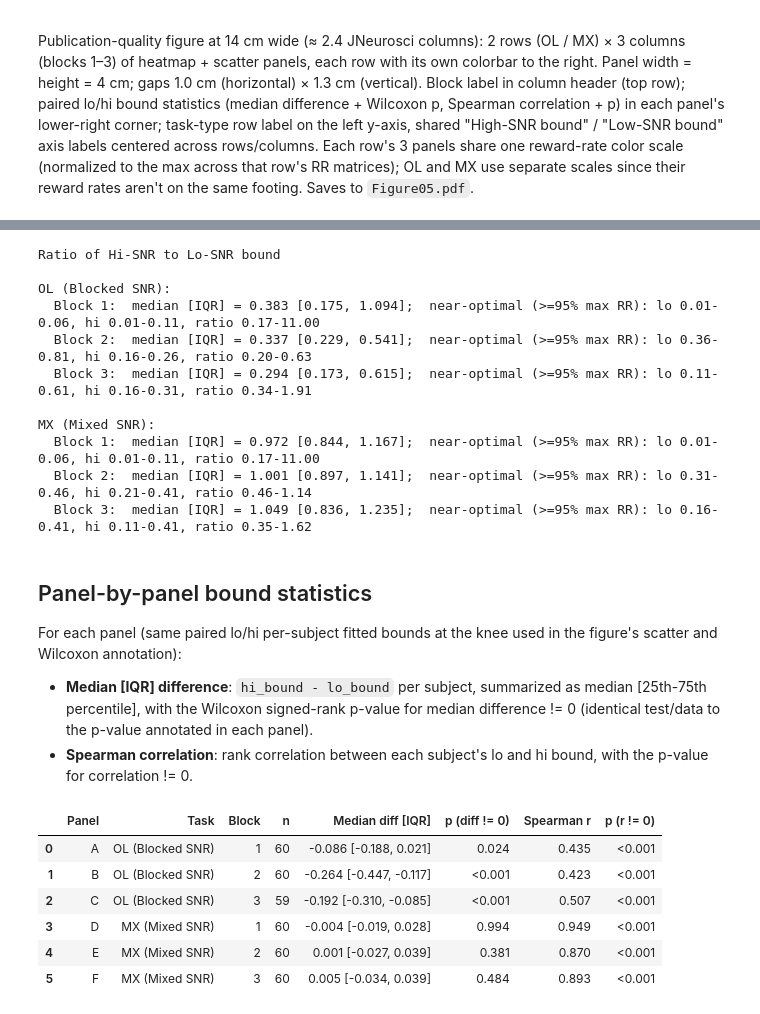
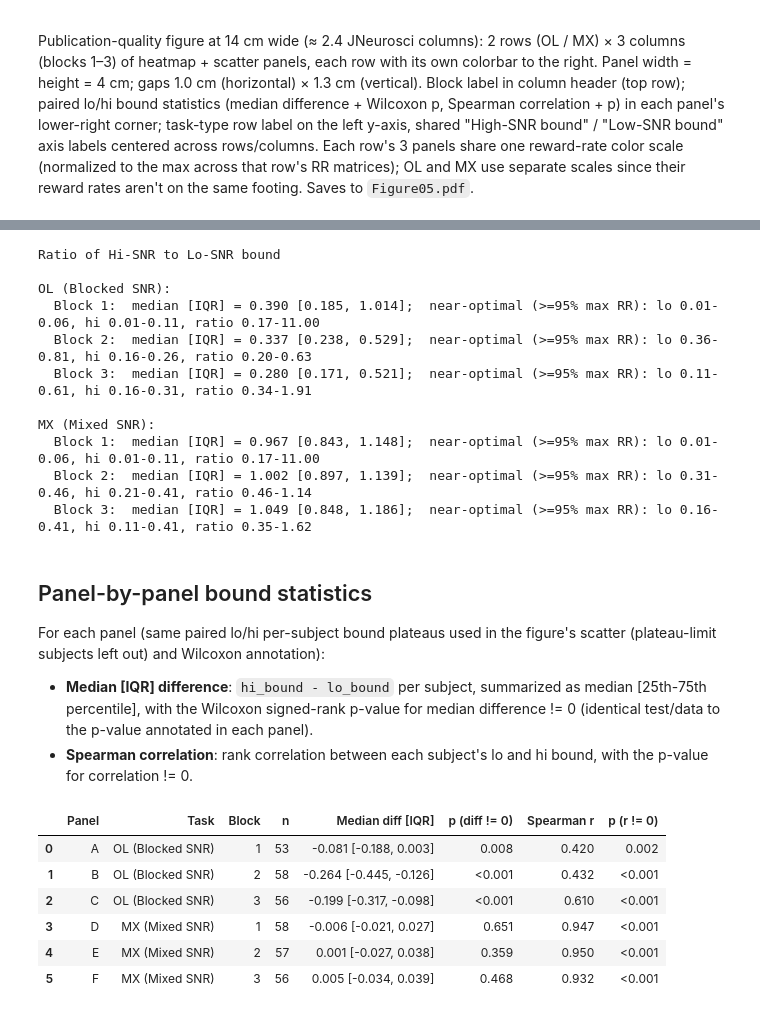
Before and after one commit to TheGoldLab/ms_2026_kalburge_etal_elife, a Jupyter notebook: notebooks/Figure05_mixedVsBlockedSNR.ipynb, the cells around one changed output, grey strips where cells are left out. Drawn from its saved outputs; the diff is of its cells as text; code cells hidden in the pictures.

```diff
--- a/notebooks/Figure05_mixedVsBlockedSNR.ipynb
+++ b/notebooks/Figure05_mixedVsBlockedSNR.ipynb
@@ -88,18 +95,26 @@ from pigeon.plotting import FONT_RC, add_panel_label, CONDITION_LABELS, TASK_ROW
 data_table_mx = get_data_table(task_type='MX')
 data_table_ol = get_data_table(task_type='OL')
 
-# Fitted bounds at the knee, low and high SNR, per subject: fit_bounds[(task, block)] = (lo, hi).
+# Bound plateaus, low and high SNR, per subject: fit_bounds[(task, block)] = (lo, hi); fit_limit marks
+# subjects with either plateau at a fit limit (left out of the statistics).
 PROCESSED = Path('../data/processed')
-_ol = pd.read_pickle(PROCESSED / 'stopping_fits_main.pkl').query("task == 'OL'")
-_mx = pd.read_pickle(PROCESSED / 'stopping_fits_mx_by_snr.pkl').query("task == 'MX'")
+_ol = pd.read_pickle(PROCESSED / 'stopping_fits_main.pkl').query("task == 'OL'").copy()
+_mx = pd.read_pickle(PROCESSED / 'stopping_fits_mx_by_snr.pkl').query("task == 'MX'").copy()
+for _f in (_ol, _mx):
+    _f['at_limit'] = get_plateau_at_limit(_f)
 _scale = {'OL': _ol.pivot(index='subject_index', columns='group', values='bound_scale'),
           'MX': _mx.pivot(index='subject_index', columns='group', values='bound_scale')}
+_lim = {'OL': _ol.pivot(index='subject_index', columns='group', values='at_limit').fillna(False).astype(bool),
+        'MX': _mx.pivot(index='subject_index', columns='group', values='at_limit').fillna(False).astype(bool)}
+fit_limit = {}
 _groups = {'OL': lambda b: (f'B{b}', f'B{b + 3}'), 'MX': lambda b: (f'B{b}_lo', f'B{b}_hi')}
 fit_bounds = {}
 for _task in ('OL', 'MX'):
     for _b in (1, 2, 3):
         _lo, _hi = _groups[_task](_b)
         fit_bounds[(_task, _b)] = (_scale[_task][_lo].to_numpy(), _scale[_task][_hi].to_numpy())
-        print(f'{_task} block {_b}: {np.sum(np.isfinite(fit_bounds[(_task, _b)][0]) & np.isfinite(fit_bounds[(_task, _b)][1]))} '
-              'subjects with both fits')
+        fit_limit[(_task, _b)] = (_lim[_task][_lo] | _lim[_task][_hi]).reindex(_scale[_task].index).to_numpy()
+        _both = np.isfinite(fit_bounds[(_task, _b)][0]) & np.isfinite(fit_bounds[(_task, _b)][1])
+        print(f'{_task} block {_b}: {_both.sum()} subjects with both fits; {np.sum(_both & fit_limit[(_task, _b)])} '
+              f'left out (a plateau at a fit limit): {list(_scale[_task].index[_both & fit_limit[(_task, _b)]])}')
 # %% [output]
@@ -181,8 +196,9 @@ def _fmt_p(p):
 
 
 # ── Helper: heatmap + scatter panel ───────────────────────────────────────────
-def _plot_heatmap_panel(ax, lo, hi, rr_bounds, rr_matrix, vmax=None):
-    """Lo × hi SNR bound heatmap with subject scatter (lo, hi: per-subject fitted bounds).
+def _plot_heatmap_panel(ax, lo, hi, rr_bounds, rr_matrix, vmax=None, lim=None):
+    """Lo × hi SNR bound heatmap with subject scatter (lo, hi: per-subject bound plateaus; lim: True
+    where either plateau is at a fit limit, drawn as gray crosses and left out of the statistics).
 
     Returns the `AxesImage` from `imshow` (or `None` if no RR matrix was
     available) so callers can build a shared colorbar from it. If `vmax` is
@@ -206,7 +222,12 @@ def _plot_heatmap_panel(ax, lo, hi, rr_bounds, rr_matrix, vmax=None):
 
     ax.plot([0, 0.75], [0, 0.75], 'k:', linewidth=1, zorder=1)
 
-    valid = np.isfinite(lo) & np.isfinite(hi)
+    both = np.isfinite(lo) & np.isfinite(hi)
+    lim = np.zeros(len(lo), bool) if lim is None else lim
+    valid = both & ~lim
+    # Plateau at a fit limit: gray crosses at the clamped position, left out of everything else.
+    ax.plot(np.clip(lo[both & lim], 0, X_SHOW_MAX), np.clip(hi[both & lim], 0, X_SHOW_MAX), 'x', color='0.55',
+            markersize=7, markeredgewidth=1.5, zorder=2, clip_on=False)
     # Fitted bounds beyond the panel (> X_SHOW_MAX; beyond the wall at 0.75 means commits are
     # essentially all guesses) are clamped to the edge and drawn as open squares.
     clamped = valid & ((lo > X_SHOW_MAX) | (hi > X_SHOW_MAX))
@@ -334,7 +355,7 @@ axs = np.array([[fig_main.add_subplot(gs[r, c])
 # just the cohort/block identity.
 ROW_TITLES = {
     0: {b: f'{CONDITION_LABELS[b]}\ncohort 1, blocks {b} & {b + 3}' for b in BLOCKS},
-    1: {1: 'cohort 2, block 1', 2: 'cohort 2, block 2', 3: 'cohort 2, blocks 3'},
+    1: {1: 'cohort 2, block 1', 2: 'cohort 2, block 2', 3: 'cohort 2, block 3'},
 }
 
 # Each row (task type) gets its own color scale, shared across that row's 3
@@ -353,7 +374,7 @@ for row_idx, (data_table, task_label, task_type) in enumerate(tasks):
         ax = axs[row_idx, col_idx]
         panel_im = _plot_heatmap_panel(
             ax, *fit_bounds[(task_type, block)], RR_BOUNDS,
-            rr_matrices.get((task_type, block)), vmax=row_vmax[row_idx])
+            rr_matrices.get((task_type, block)), vmax=row_vmax[row_idx], lim=fit_limit[(task_type, block)])
         if panel_im is not None:
             row_im[row_idx] = panel_im
 
@@ -439,7 +460,7 @@ for data_table, label, task_type in tasks:
     for block in BLOCKS:
         lo, hi = fit_bounds[(task_type, block)]
 
-        valid = np.isfinite(lo) & np.isfinite(hi) & (lo > 0)
+        valid = np.isfinite(lo) & np.isfinite(hi) & (lo > 0) & ~fit_limit[(task_type, block)]
         ratio = hi[valid] / lo[valid]
 
         med      = np.median(ratio)
@@ -463,18 +484,18 @@ for data_table, label, task_type in tasks:
 Ratio of Hi-SNR to Lo-SNR bound
 
 OL (Blocked SNR):
-  Block 1:  median [IQR] = 0.383 [0.175, 1.094];  near-optimal (>=95% max RR): lo 0.01-0.06, hi 0.01-0.11, ratio 0.17-11.00
-  Block 2:  median [IQR] = 0.337 [0.229, 0.541];  near-optimal (>=95% max RR): lo 0.36-0.81, hi 0.16-0.26, ratio 0.20-0.63
-  Block 3:  median [IQR] = 0.294 [0.173, 0.615];  near-optimal (>=95% max RR): lo 0.11-0.61, hi 0.16-0.31, ratio 0.34-1.91
+  Block 1:  median [IQR] = 0.390 [0.185, 1.014];  near-optimal (>=95% max RR): lo 0.01-0.06, hi 0.01-0.11, ratio 0.17-11.00
+  Block 2:  median [IQR] = 0.337 [0.238, 0.529];  near-optimal (>=95% max RR): lo 0.36-0.81, hi 0.16-0.26, ratio 0.20-0.63
+  Block 3:  median [IQR] = 0.280 [0.171, 0.521];  near-optimal (>=95% max RR): lo 0.11-0.61, hi 0.16-0.31, ratio 0.34-1.91
 
 MX (Mixed SNR):
-  Block 1:  median [IQR] = 0.972 [0.844, 1.167];  near-optimal (>=95% max RR): lo 0.01-0.06, hi 0.01-0.11, ratio 0.17-11.00
-  Block 2:  median [IQR] = 1.001 [0.897, 1.141];  near-optimal (>=95% max RR): lo 0.31-0.46, hi 0.21-0.41, ratio 0.46-1.14
-  Block 3:  median [IQR] = 1.049 [0.836, 1.235];  near-optimal (>=95% max RR): lo 0.16-0.41, hi 0.11-0.41, ratio 0.35-1.62
+  Block 1:  median [IQR] = 0.967 [0.843, 1.148];  near-optimal (>=95% max RR): lo 0.01-0.06, hi 0.01-0.11, ratio 0.17-11.00
+  Block 2:  median [IQR] = 1.002 [0.897, 1.139];  near-optimal (>=95% max RR): lo 0.31-0.46, hi 0.21-0.41, ratio 0.46-1.14
+  Block 3:  median [IQR] = 1.049 [0.848, 1.186];  near-optimal (>=95% max RR): lo 0.16-0.41, hi 0.11-0.41, ratio 0.35-1.62
 # %% [markdown]
 ## Panel-by-panel bound statistics
 
-For each panel (same paired lo/hi per-subject fitted bounds at the knee used in the figure's scatter and
+For each panel (same paired lo/hi per-subject bound plateaus used in the figure's scatter (plateau-limit subjects left out) and
 Wilcoxon annotation):
 
 - **Median [IQR] difference**: `hi_bound - lo_bound` per subject, summarized as median
@@ -490,37 +511,37 @@ import pandas as pd
 def _fmt_p(p):
     return '<0.001' if p < 0.001 else f'{p:.3f}'
 
 
 stats_rows = []
 for row_idx, (data_table, label, task_type) in enumerate(tasks):
     for col_idx, block in enumerate(BLOCKS):
         lo, hi = fit_bounds[(task_type, block)]
-        valid = np.isfinite(lo) & np.isfinite(hi)
+        valid = np.isfinite(lo) & np.isfinite(hi) & ~fit_limit[(task_type, block)]
         lo, hi = lo[valid], hi[valid]
         diff = hi - lo
 
         med, q25, q75 = np.median(diff), *np.percentile(diff, [25, 75])
         _, p_diff = scipy.stats.wilcoxon(lo, hi)
         rho, p_rho = scipy.stats.spearmanr(lo, hi)
 
         stats_rows.append({
             'Panel': chr(65 + row_idx * n_cols + col_idx),
             'Task': label,
             'Block': block,
             'n': valid.sum(),
             'Median diff [IQR]': f'{med:.3f} [{q25:.3f}, {q75:.3f}]',
             'p (diff != 0)': _fmt_p(p_diff),
             'Spearman r': f'{rho:.3f}',
             'p (r != 0)': _fmt_p(p_rho),
         })
 
 stats_table = pd.DataFrame(stats_rows)
 stats_table
 # %% [output]
 |  | Panel | Task | Block | n | Median diff [IQR] | p (diff != 0) | Spearman r | p (r != 0) |
-| 0 | A | OL (Blocked SNR) | 1 | 60 | -0.086 [-0.188, 0.021] | 0.024 | 0.435 | <0.001 |
-| 1 | B | OL (Blocked SNR) | 2 | 60 | -0.264 [-0.447, -0.117] | <0.001 | 0.423 | <0.001 |
-| 2 | C | OL (Blocked SNR) | 3 | 59 | -0.192 [-0.310, -0.085] | <0.001 | 0.507 | <0.001 |
-| 3 | D | MX (Mixed SNR) | 1 | 60 | -0.004 [-0.019, 0.028] | 0.994 | 0.949 | <0.001 |
-| 4 | E | MX (Mixed SNR) | 2 | 60 | 0.001 [-0.027, 0.039] | 0.381 | 0.870 | <0.001 |
-| 5 | F | MX (Mixed SNR) | 3 | 60 | 0.005 [-0.034, 0.039] | 0.484 | 0.893 | <0.001 |
+| 0 | A | OL (Blocked SNR) | 1 | 53 | -0.081 [-0.188, 0.003] | 0.008 | 0.420 | 0.002 |
+| 1 | B | OL (Blocked SNR) | 2 | 58 | -0.264 [-0.445, -0.126] | <0.001 | 0.432 | <0.001 |
+| 2 | C | OL (Blocked SNR) | 3 | 56 | -0.199 [-0.317, -0.098] | <0.001 | 0.610 | <0.001 |
+| 3 | D | MX (Mixed SNR) | 1 | 58 | -0.006 [-0.021, 0.027] | 0.651 | 0.947 | <0.001 |
+| 4 | E | MX (Mixed SNR) | 2 | 57 | 0.001 [-0.027, 0.038] | 0.359 | 0.950 | <0.001 |
+| 5 | F | MX (Mixed SNR) | 3 | 56 | 0.005 [-0.034, 0.039] | 0.468 | 0.932 | <0.001 |
```
Also changed, not shown: parts of 6 cells of this notebook.
